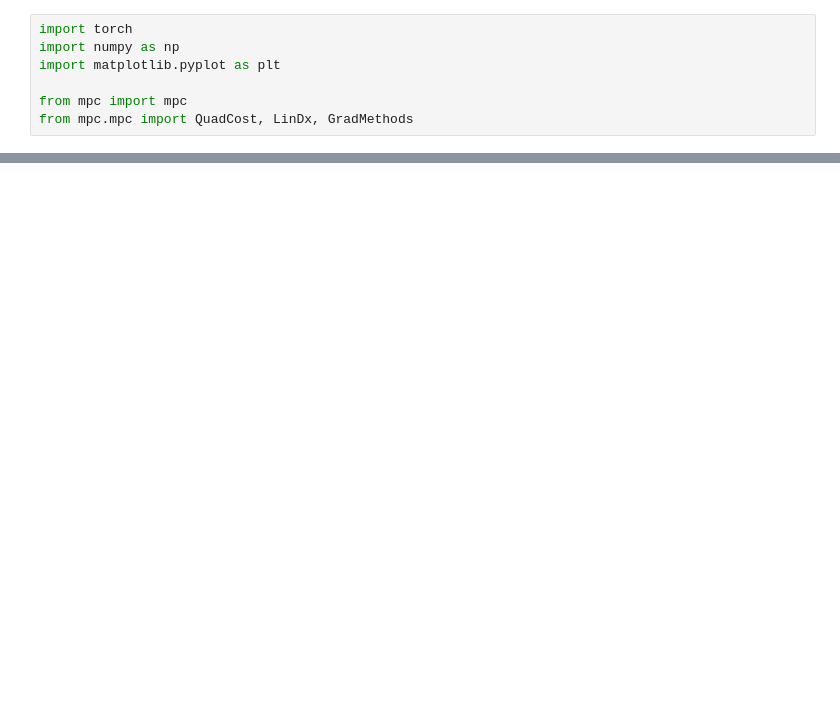
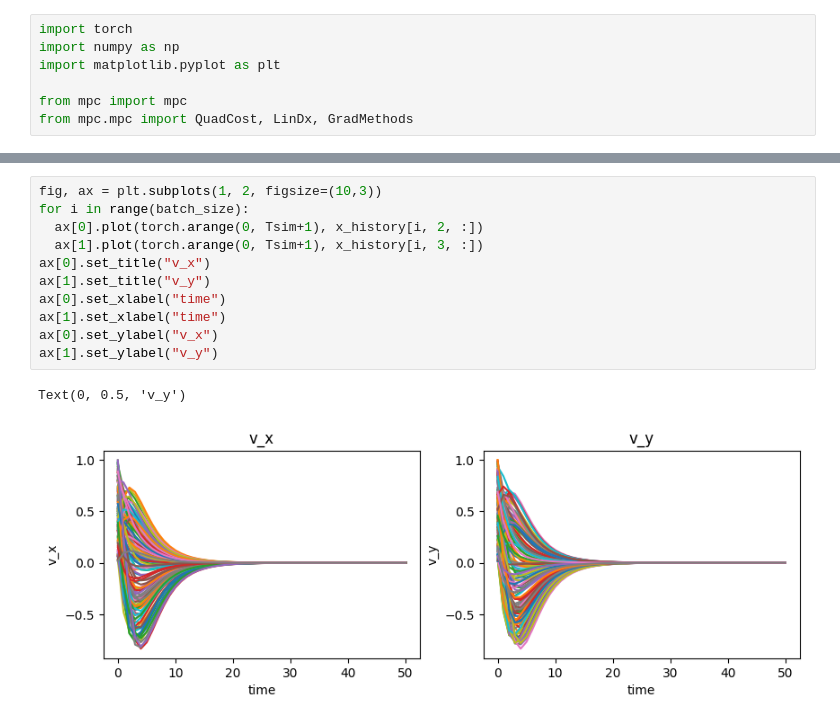
Before and after one commit to vateseif/maddpg-pettingzoo-pytorch, a Jupyter notebook: examples/torchmpc.ipynb, the cells around one changed output, grey strips where cells are left out. Drawn from its saved outputs; the diff is of its cells as text; blank space fills up the shorter version.

```diff
--- a/examples/torchmpc.ipynb
+++ b/examples/torchmpc.ipynb
@@ -98,3 +99,17 @@ Text(0, 0.5, 'y position')
+# %%
+fig, ax = plt.subplots(1, 2, figsize=(10,3))
+for i in range(batch_size):
+  ax[0].plot(torch.arange(0, Tsim+1), x_history[i, 2, :])
+  ax[1].plot(torch.arange(0, Tsim+1), x_history[i, 3, :])
+ax[0].set_title("v_x")
+ax[1].set_title("v_y")
+ax[0].set_xlabel("time")
+ax[1].set_xlabel("time")
+ax[0].set_ylabel("v_x")
+ax[1].set_ylabel("v_y")
+# %% [output]
+Text(0, 0.5, 'v_y')
+[figure, added]
 # %%
 fig, ax = plt.subplots(2, 2, figsize=(10,5))
 for i in range(batch_size):
```
Also changed, not shown: parts of 6 cells of this notebook.
